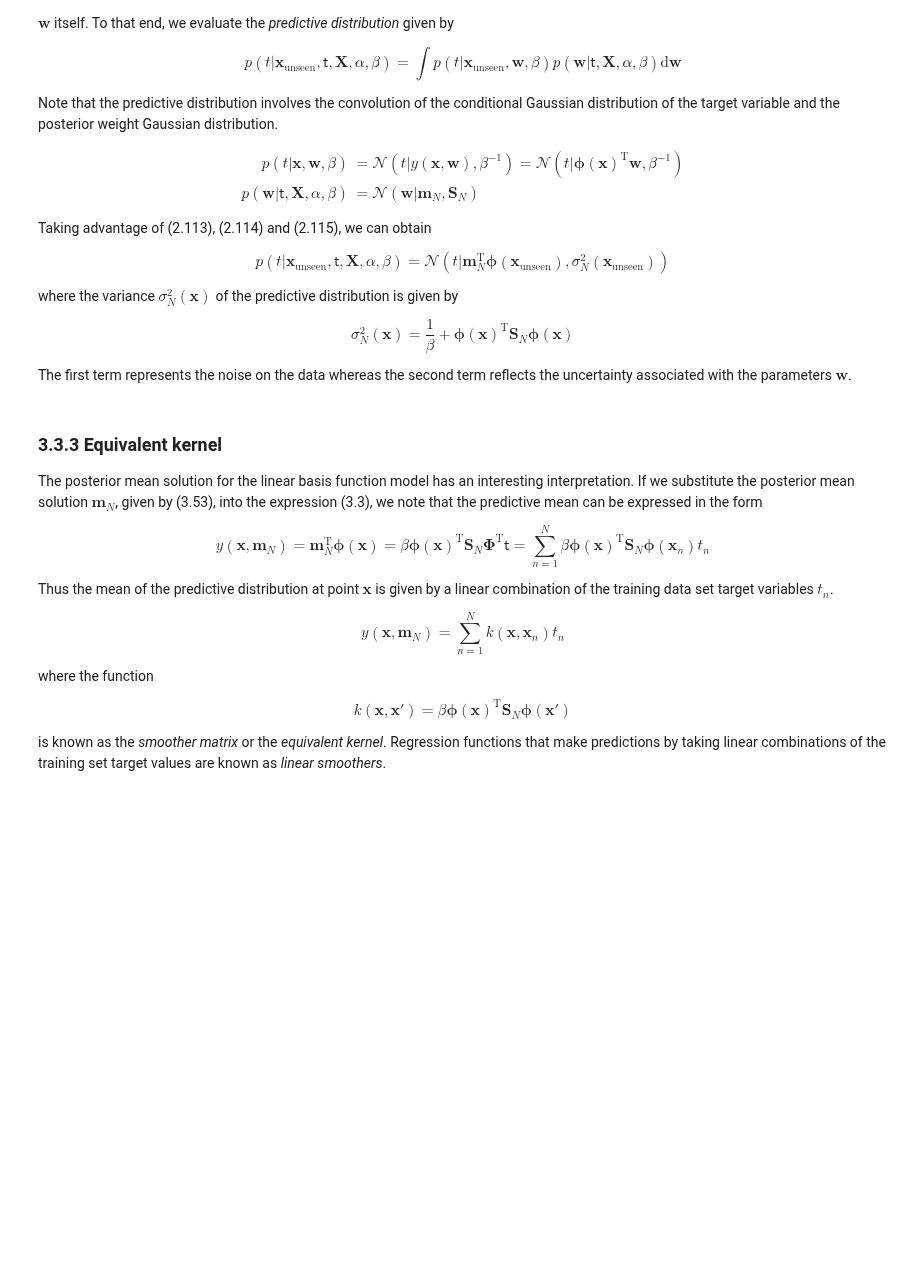
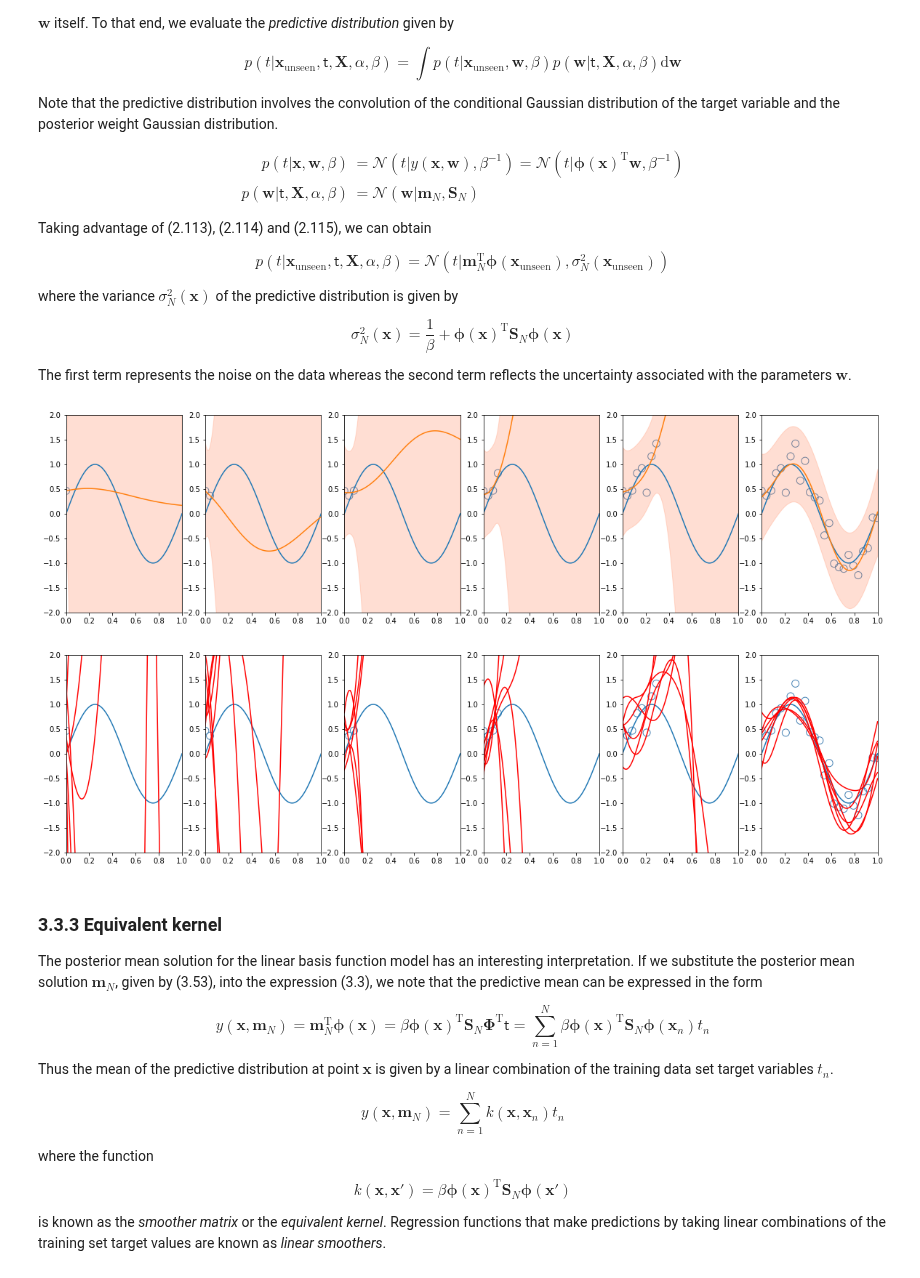
Before and after one commit to vagmcs/PRML, a Jupyter notebook: notebooks/ch3_linear_models_for_regression.ipynb, the cells around one changed output. Drawn from its saved outputs; the diff is of its cells as text; code cells hidden in the pictures; blank space fills up the shorter version.

```diff
--- a/notebooks/ch3_linear_models_for_regression.ipynb
+++ b/notebooks/ch3_linear_models_for_regression.ipynb
@@ -651,13 +657,7 @@ N = 25
 def sinusoidal(x):
     return np.sin(2 * np.pi * x)
 
-def create_toy_data(func, sample_size, std):
-    #x = np.linspace(0, 1, sample_size)
-    x = np.random.random(sample_size)
-    t = func(x) + np.random.normal(scale=std, size=x.shape)
-    return x, t
-
-x_train, y_train = create_toy_data(sinusoidal, N, 0.25)
+x_train, y_train = generate_toy_data(sinusoidal, N, 0.25)
 x_test = np.linspace(0, 1, 100)
 y_test = sinusoidal(x_test)
 
@@ -671,33 +671,36 @@ for i, x in enumerate(X_train):
     if i < 4 or i == 7 or i == N - 1:
         model = BayesianRegression(alpha=1e-3, beta=2.)
         model.fit(X_train[:i+1], y_train[:i+1])
         y, y_std = model.predict(X_test, return_std=True)
 
         plt.subplot(1, 6, fig_idx); fig_idx += 1
         plt.scatter(x_train[:i+1], y_train[:i+1], s=100, facecolor="none", edgecolor="steelblue")
         plt.plot(x_test, y_test)
         plt.plot(x_test, y)
         plt.fill_between(x_test, y - y_std, y + y_std, color="coral", alpha=0.25)
         plt.xlim(0, 1); plt.ylim(-2, 2)
 
 plt.show()
 
 
 fig_idx = 1
 plt.figure(figsize=(20, 5))
 for i, x in enumerate(X_train):
     if i < 4 or i == 7 or i == N - 1:
         model = BayesianRegression(alpha=1e-3, beta=2.)
         model.fit(X_train[:i+1], y_train[:i+1])
         w_samples = model.draw(6)
 
         plt.subplot(1, 6, fig_idx); fig_idx += 1
         plt.scatter(x_train[:i+1], y_train[:i+1], s=100, facecolor="none", edgecolor="steelblue")
         plt.plot(x_test, y_test)
         plt.plot(x_test, X_test @ w_samples.T, color='red')
         plt.xlim(0, 1); plt.ylim(-2, 2)
 
 plt.show()
+# %% [output]
+[figure, added]
+[figure, added]
 # %% [markdown]
 ### 3.3.3 Equivalent kernel
 
```
Also changed, not shown: parts of 6 cells of this notebook, 4 other files.
